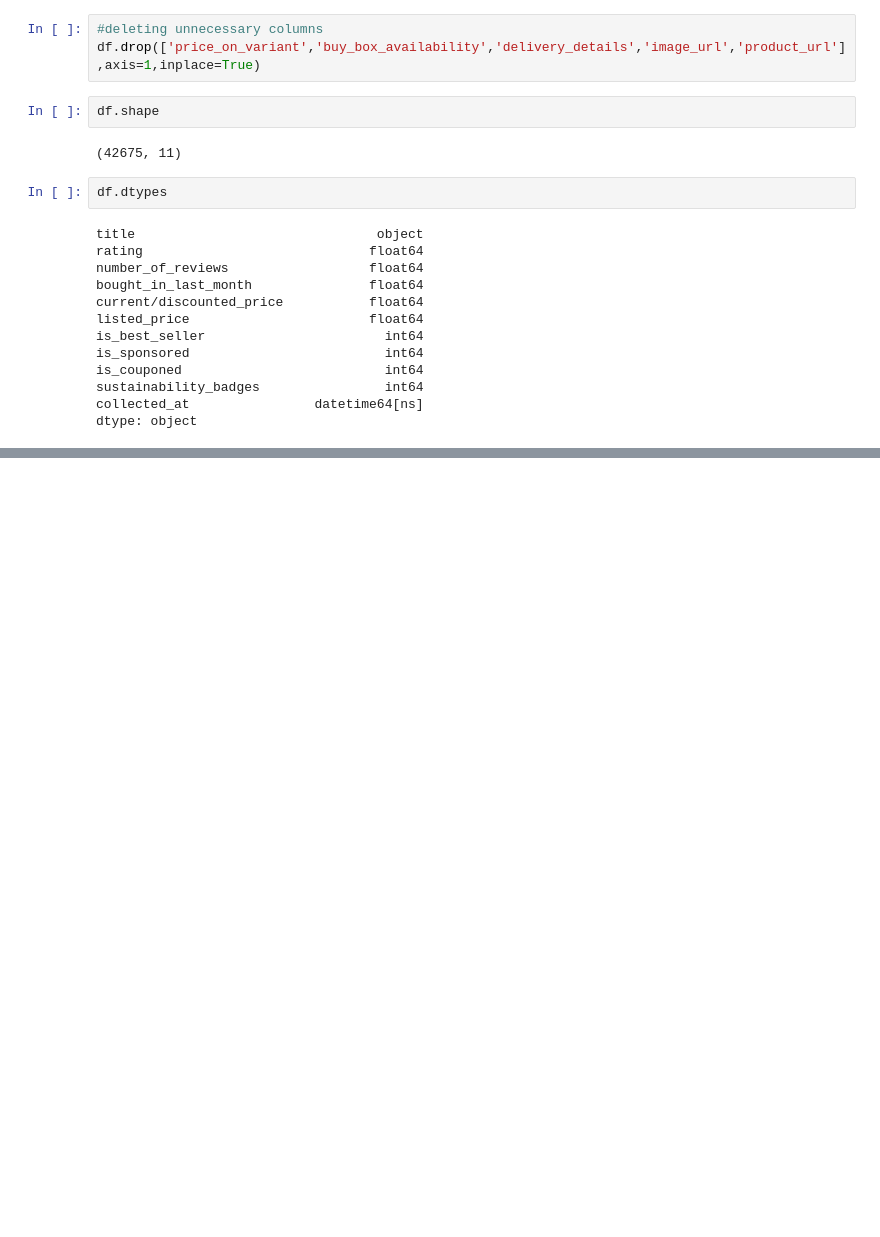
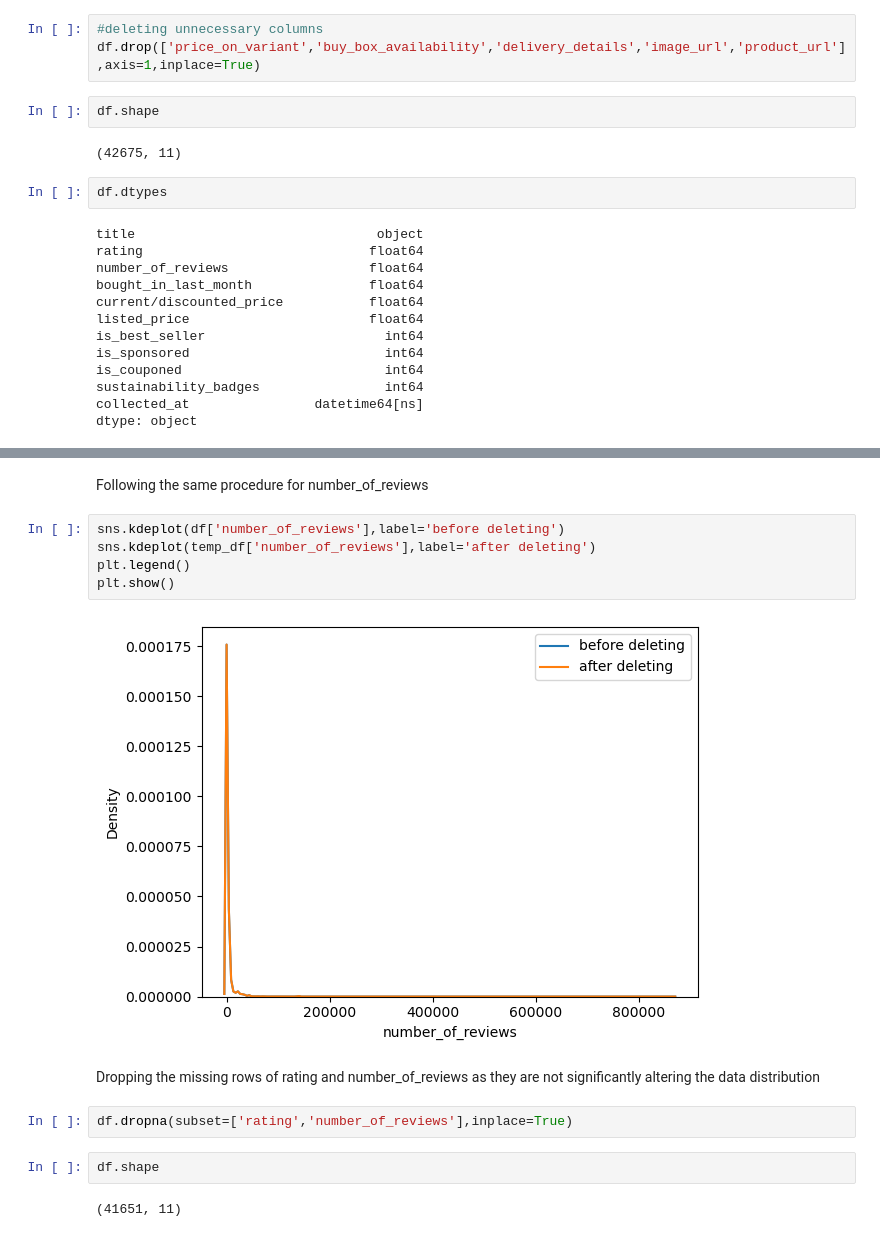
Before and after one commit to bhargavi30-dsa/AI-Powered-Ecommerce-Revenue-Intelligence-System, a Jupyter notebook: notebooks/exploration.ipynb, the cells around one changed output, grey strips where cells are left out. Drawn from its saved outputs; the diff is of its cells as text; blank space fills up the shorter version.

```diff
--- a/notebooks/exploration.ipynb
+++ b/notebooks/exploration.ipynb
@@ -338,0 +386,17 @@ dtype: object
+# %% [markdown]
+Following the same procedure for number_of_reviews
+# %%
+sns.kdeplot(df['number_of_reviews'],label='before deleting')
+sns.kdeplot(temp_df['number_of_reviews'],label='after deleting')
+plt.legend()
+plt.show()
+# %% [output]
+[figure, added]
+# %% [markdown]
+Dropping the missing rows of rating and number_of_reviews as they are not significantly altering the data distribution
+# %%
+df.dropna(subset=['rating','number_of_reviews'],inplace=True)
+# %%
+df.shape
+# %% [output]
+(41651, 11)
```
Also changed, not shown: parts of 8 cells of this notebook.
